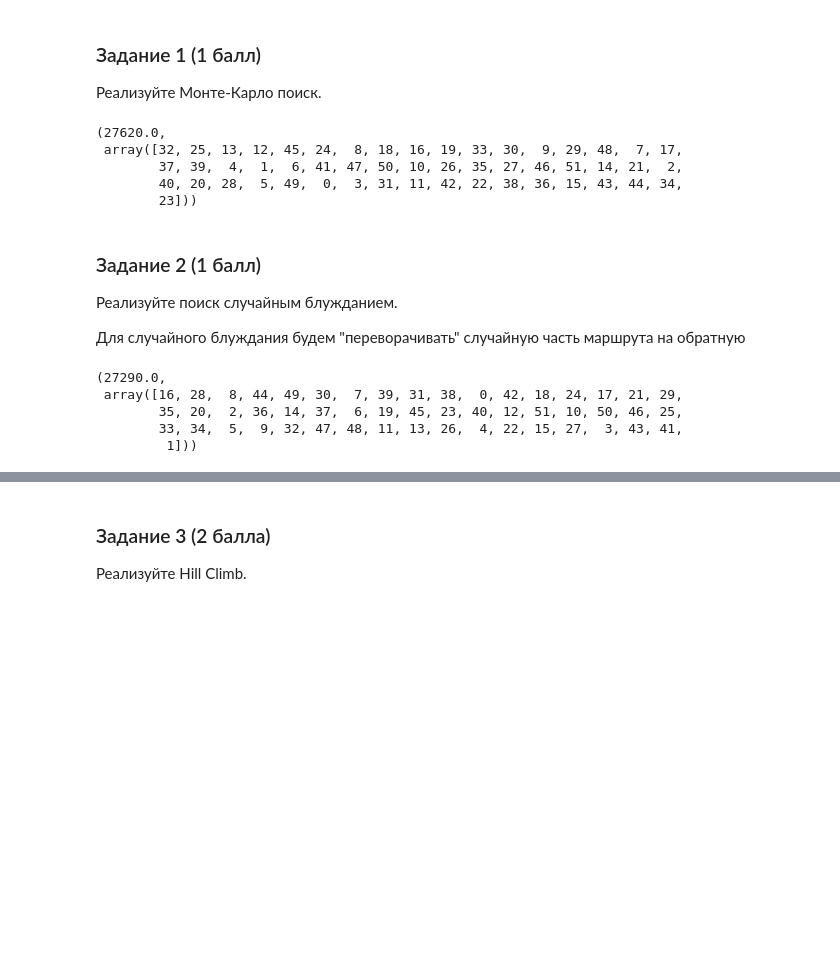
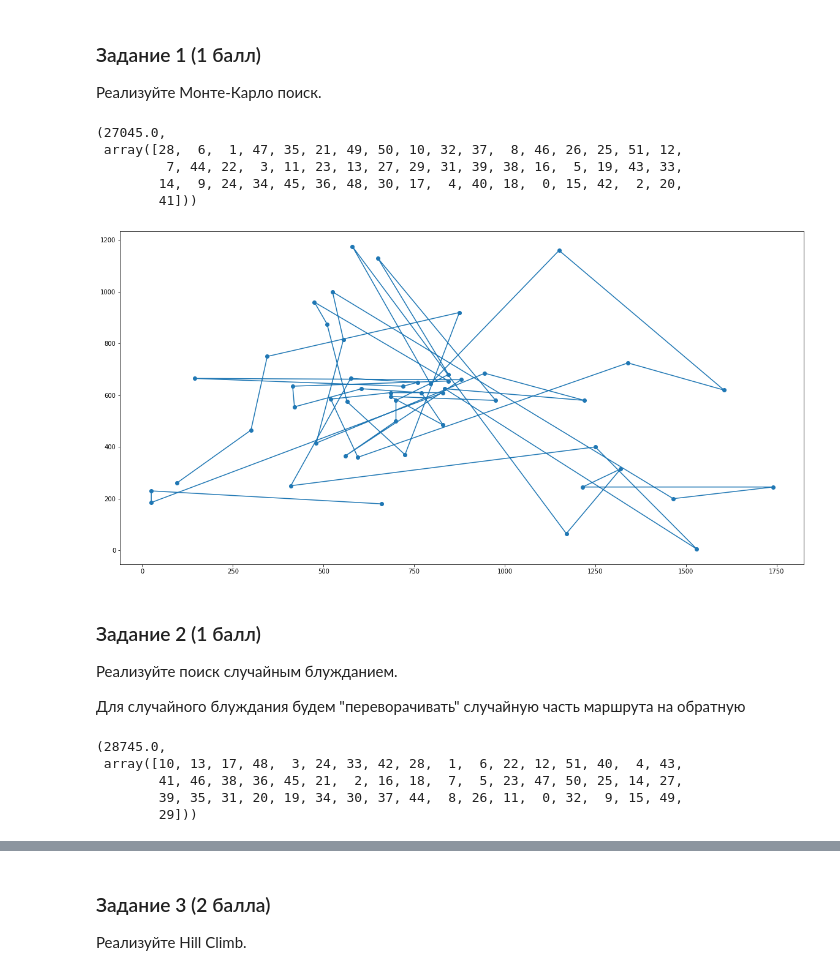
Before and after one commit to NikKonst/ib_ml_hw1, a Jupyter notebook: HW9_local_and_global_search.ipynb, the cells around one changed output, grey strips where cells are left out. Cells and saved outputs as stored; diff of their text form; code cells hidden in the pictures; blank space fills up the shorter version.

```diff
--- a/HW9_local_and_global_search.ipynb
+++ b/HW9_local_and_global_search.ipynb
@@ -30,6 +31,12 @@ def calculate_path_len(dists, path):
         total += dists[path[i]][path[i + 1]]
 
     return total
+# %%
+def visualise(path):
+    plt.figure(figsize=(20, 10))
+    plt.plot(df.x[path], df.y[path])
+    plt.scatter(df.x, df.y)
+    plt.show()
 # %%
 dists = dist_matrix(df[['x', 'y']].values)
 # %% [markdown]
@@ -54,14 +61,19 @@ def monte_carlo(dists, iterations=100000):
             best_path = np.copy(idx)
 
     return best, best_path
-# %%
-monte_carlo(dists)
-# %% [output]
-(27620.0,
- array([32, 25, 13, 12, 45, 24,  8, 18, 16, 19, 33, 30,  9, 29, 48,  7, 17,
-        37, 39,  4,  1,  6, 41, 47, 50, 10, 26, 35, 27, 46, 51, 14, 21,  2,
-        40, 20, 28,  5, 49,  0,  3, 31, 11, 42, 22, 38, 36, 15, 43, 44, 34,
-        23]))
+# %%
+res = monte_carlo(dists)
+res
+# %% [output]
+(27045.0,
+ array([28,  6,  1, 47, 35, 21, 49, 50, 10, 32, 37,  8, 46, 26, 25, 51, 12,
+         7, 44, 22,  3, 11, 23, 13, 27, 29, 31, 39, 38, 16,  5, 19, 43, 33,
+        14,  9, 24, 34, 45, 36, 48, 30, 17,  4, 40, 18,  0, 15, 42,  2, 20,
+        41]))
+# %%
+visualise(res[1])
+# %% [output]
+[figure, added]
 # %% [markdown]
 ### Задание 2 (1 балл)
 
@@ -93,11 +105,12 @@ def random_walk(dists, iterations=100000):
     best = calculate_path_len(dists, best_path)
 
     return best, best_path
-# %%
-random_walk(dists)
-# %% [output]
-(27290.0,
- array([16, 28,  8, 44, 49, 30,  7, 39, 31, 38,  0, 42, 18, 24, 17, 21, 29,
-        35, 20,  2, 36, 14, 37,  6, 19, 45, 23, 40, 12, 51, 10, 50, 46, 25,
-        33, 34,  5,  9, 32, 47, 48, 11, 13, 26,  4, 22, 15, 27,  3, 43, 41,
-         1]))
+# %%
+res = random_walk(dists)
+res
+# %% [output]
+(28745.0,
+ array([10, 13, 17, 48,  3, 24, 33, 42, 28,  1,  6, 22, 12, 51, 40,  4, 43,
+        41, 46, 38, 36, 45, 21,  2, 16, 18,  7,  5, 23, 47, 50, 25, 14, 27,
+        39, 35, 31, 20, 19, 34, 30, 37, 44,  8, 26, 11,  0, 32,  9, 15, 49,
+        29]))
```
Also changed, not shown: parts of 13 cells of this notebook.
